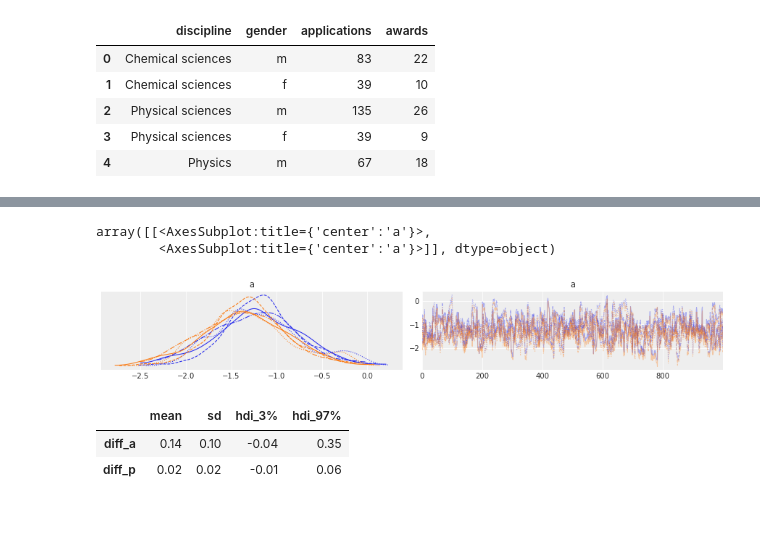
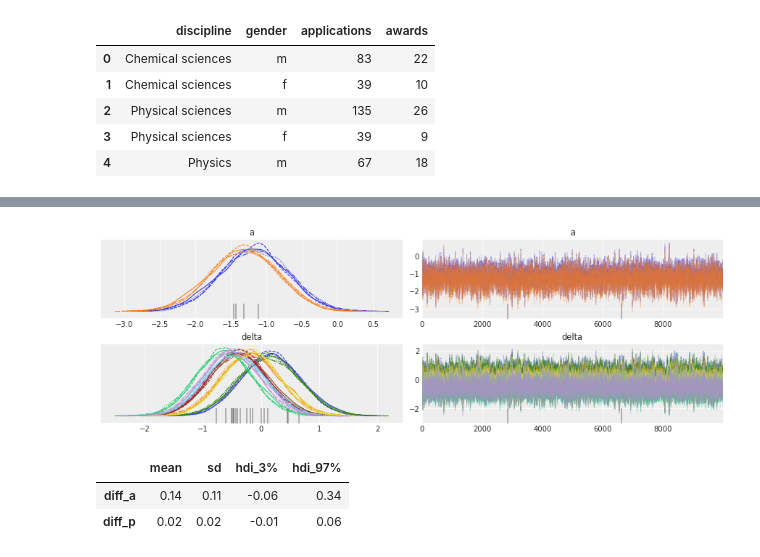
Before and after one commit to fhte2/statistical-rethinking, a Jupyter notebook: Week_5_exercises.ipynb, the cells around one changed output, grey strips where cells are left out. Saved outputs shown, nothing was run; the diff lists cells and outputs as text; code cells hidden in the pictures; blank space fills up the shorter version.

```diff
--- a/Week_5_exercises.ipynb
+++ b/Week_5_exercises.ipynb
@@ -64,7 +63,7 @@ logit(p_i) &= \alpha[G_i] \\
 # %%
 #check prior implications
 with pm.Model() as m5_1:
-        a = pm.Normal("a", 0.0, 1)
+        a = pm.Normal("a", 0, 1)
         p = pm.Deterministic("p", pm.math.invlogit(a))
 
         awards = pm.Binomial("awards", 1, p, observed=df.awards)
@@ -83,13 +82,13 @@ ax = az.plot_density(
 # %%
 with pm.Model() as m5_2:
 
-        a = pm.Normal("a", 0.0, 1, shape=len(gender_idx)) #one for each gender
+        a = pm.Normal("a", 0, 1, shape=len(gender_idx)) #one for each gender
         p = pm.Deterministic("p", pm.math.invlogit(a[gender_id]))
 
         awards = pm.Binomial("awards", p=p, n=df.applications, observed=df.awards)
 
         prior_5_2 = pm.sample_prior_predictive()
-        trace_5_2 = pm.sample()
+        trace_5_2 = pm.sample(draws=10000)
 
 idata_5_2 = az.from_pymc3(trace_5_2,model=m5_2)
 # %% [output]
@@ -109,3 +108,5 @@ Got error No model on context stack. trying to find log_likelihood in translatio
 # %%
-pm.plot_trace(trace_5_2, var_names=['a'])
+with m5_2:
+    tr = pm.plot_trace(trace_5_2, var_names=['a'])
+tr;
 # %% [output]
@@ -192,7 +191,7 @@ with pm.Model() as m5_3:
         awards_hat = pm.Binomial("awards_hat", p=p, n=applications, observed=awards)
 
         prior_5_3 = pm.sample_prior_predictive()
-        trace_5_3 = pm.sample()
+        trace_5_3 = pm.sample(draws=10000)
 
 idata_5_3 = az.from_pymc3(trace_5_3,model=m5_3)
 # %% [output]
@@ -205,12 +206,10 @@ Sampling 4 chains for 1_000 tune and 1_000 draw iterations (4_000 + 4_000 draws
 The number of effective samples is smaller than 10% for some parameters.
 # %%
 with m5_3:
-    tr = pm.plot_trace(trace_5_3, var_names=['a'])
-tr
+    tr = pm.plot_trace(trace_5_3, var_names=['a','delta'])
+tr;
 # %% [output]
-array([[<AxesSubplot:title={'center':'a'}>,
-        <AxesSubplot:title={'center':'a'}>]], dtype=object)
-[figure, old version]
+[figure, new version]
 # %%
 #average difference when stratyfing by discipline
 diff2_a_1 = trace_5_3["a"][:,0] - trace_5_3["a"][:,1]
@@ -218,7 +217,7 @@ diff2_p_1 = logistic(trace_5_3["a"][:,0]) - logistic(trace_5_3["a"][:,1])
 az.summary({"diff_a": diff2_a_1, "diff_p": diff2_p_1}, kind="stats", round_to=2)
 # %% [output]
 |  | mean | sd | hdi_3% | hdi_97% |
-| diff_a | 0.14 | 0.10 | -0.04 | 0.35 |
+| diff_a | 0.14 | 0.11 | -0.06 | 0.34 |
 | diff_p | 0.02 | 0.02 | -0.01 | 0.06 |
 # %%
 #difference per discipline
```
Also changed, not shown: parts of 20 cells of this notebook.
